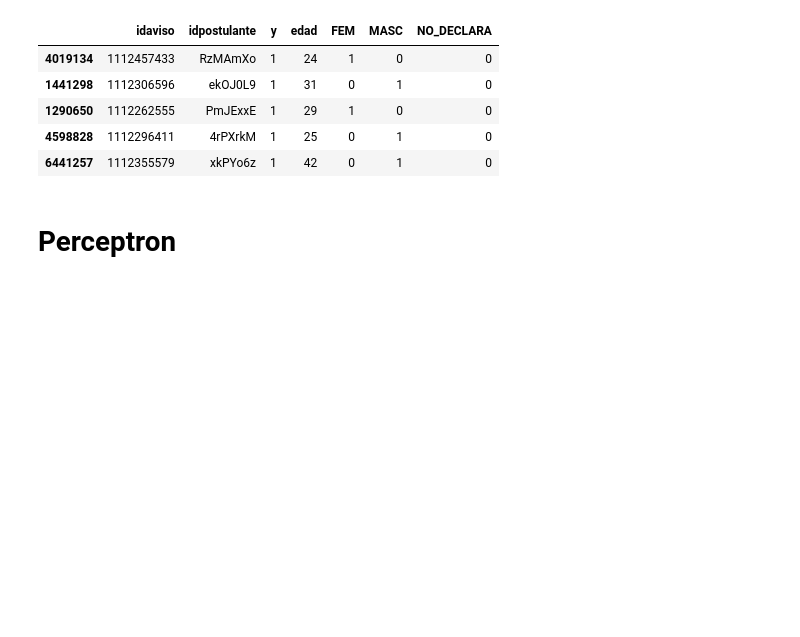
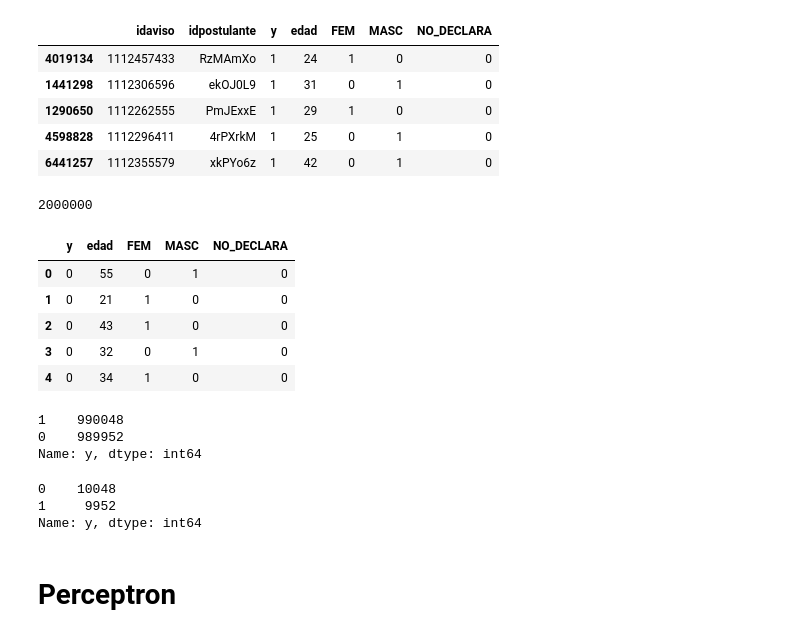
Before and after one commit to czuczinsky/TP2-Machine-Learning, a Jupyter notebook: TP-2.ipynb, the cells around one changed output. Cells and saved outputs as stored; diff of their text form; code cells hidden in the pictures; blank space fills up the shorter version.

```diff
--- a/TP-2.ipynb
+++ b/TP-2.ipynb
@@ -461,5 +560,18 @@ sample.tail()
 | 6441257 | 1112355579 | xkPYo6z | 1 | 42 | 0 | 1 | 0 |
 # %%
 sample = sample.drop(columns=['idaviso','idpostulante'])
+# %%
+len(sample)
+# %% [output]
+2000000
+# %%
+sample.head()
+# %% [output]
+|  | y | edad | FEM | MASC | NO_DECLARA |
+| 0 | 0 | 55 | 0 | 1 | 0 |
+| 1 | 0 | 21 | 1 | 0 | 0 |
+| 2 | 0 | 43 | 1 | 0 | 0 |
+| 3 | 0 | 32 | 0 | 1 | 0 |
+| 4 | 0 | 34 | 1 | 0 | 0 |
 # %%
 # Divido el set
@@ -467,3 +579,15 @@ X_train, X_test, y_train, y_test = train_test_split(sample.drop(columns='y'),sam
+# %%
+y_train.value_counts()
+# %% [output]
+1    990048
+0    989952
+Name: y, dtype: int64
+# %%
+y_test.value_counts()
+# %% [output]
+0    10048
+1     9952
+Name: y, dtype: int64
 # %% [markdown]
 # Perceptron
 # %%
```
Also changed, not shown: parts of 33 cells of this notebook, 1 other file.
